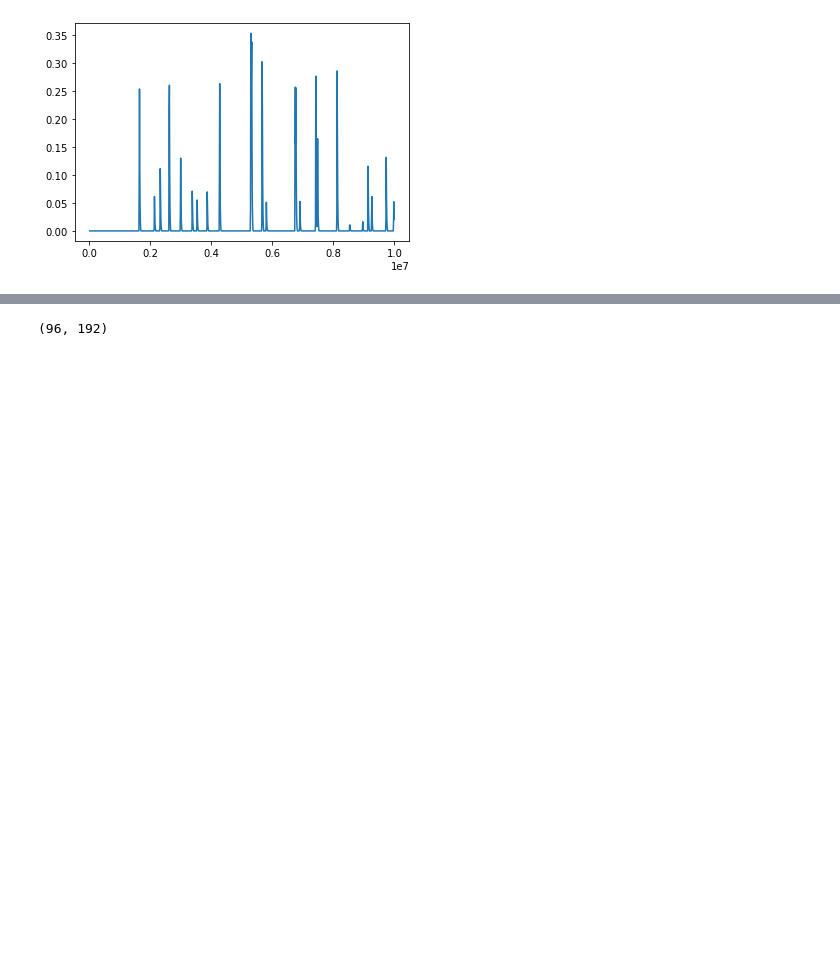
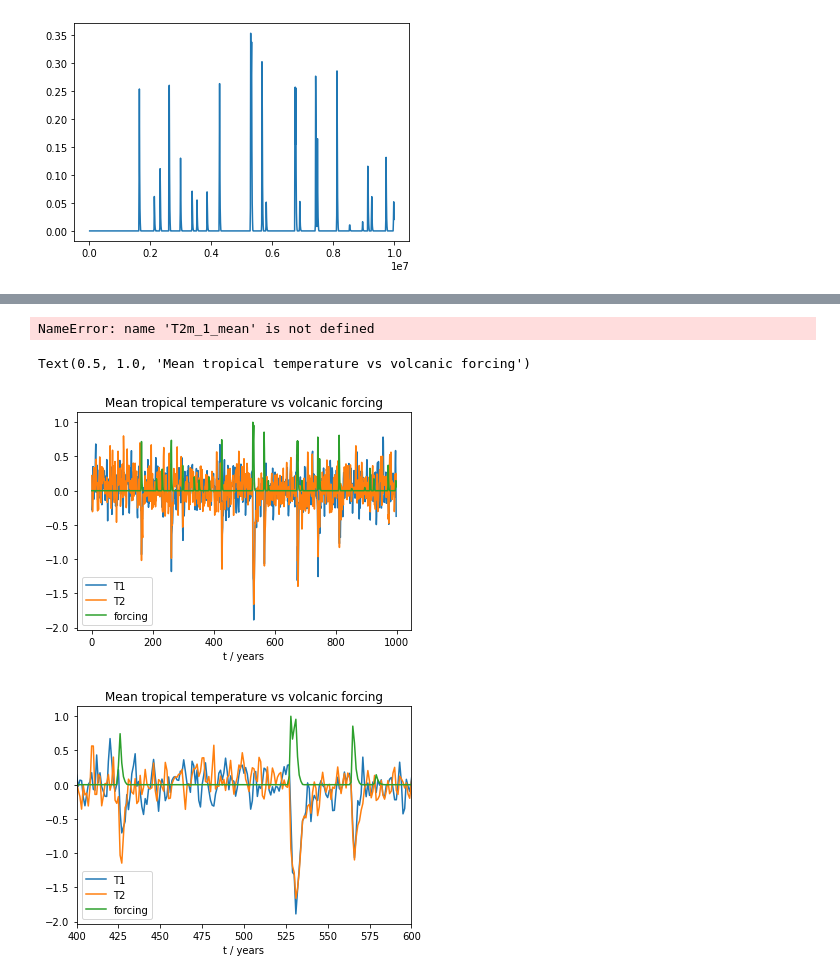
Before and after one commit to HIDA-Datathon/team_bayes, a Jupyter notebook: testing.ipynb, the cells around one changed output, grey strips where cells are left out. Drawn from its saved outputs; the diff is of its cells as text; code cells hidden in the pictures; blank space fills up the shorter version.

```diff
--- a/testing.ipynb
+++ b/testing.ipynb
@@ -29,6 +51,38 @@ plot_geodata(500, T2m_1-T2m_1_mean)
 # %%
-tropics = np.logical_and(lat > -23.43666, lat < 23.43666)
+tropics = np.where(np.logical_and(lat > -23.43666, lat < 23.43666))[0]
-# %%
-T2m_1_mean.shape
-# %% [output]
-(96, 192)
+# %%
+plt.imshow(T2m_1_mean[tropics,:], cmap='jet')
+# %% [output]
+NameError: name 'T2m_1_mean' is not defined
+# %%
+T1_ts = np.mean(np.mean(T1, 2), 1)
+T2_ts = np.mean(np.mean(T2, 2), 1)
+
+T1_tropics = T1[:,tropics,:]
+T2_tropics = T2[:,tropics,:]
+
+T1_tropics_ts = np.mean(np.mean(T1_tropics, 2), 1)
+T2_tropics_ts = np.mean(np.mean(T2_tropics, 2), 1)
+
+
+plt.figure()
+plt.plot(T1_tropics_ts-np.mean(T1_tropics_ts))
+plt.plot(T2_tropics_ts-np.mean(T2_tropics_ts))
+plt.plot(AOD/np.max(AOD))
+plt.xlabel('t / years')
+plt.legend(['T1', 'T2', 'forcing'])
+plt.title('Mean tropical temperature vs volcanic forcing')
+
+
+plt.figure()
+plt.plot(T1_tropics_ts-np.mean(T1_tropics_ts))
+plt.plot(T2_tropics_ts-np.mean(T2_tropics_ts))
+plt.plot(AOD/np.max(AOD))
+plt.xlabel('t / years')
+plt.xlim([400, 600])
+plt.legend(['T1', 'T2', 'forcing'])
+plt.title('Mean tropical temperature vs volcanic forcing')
+# %% [output]
+Text(0.5, 1.0, 'Mean tropical temperature vs volcanic forcing')
+[figure, added]
+[figure, added]
```
Also changed, not shown: parts of 10 cells of this notebook.
